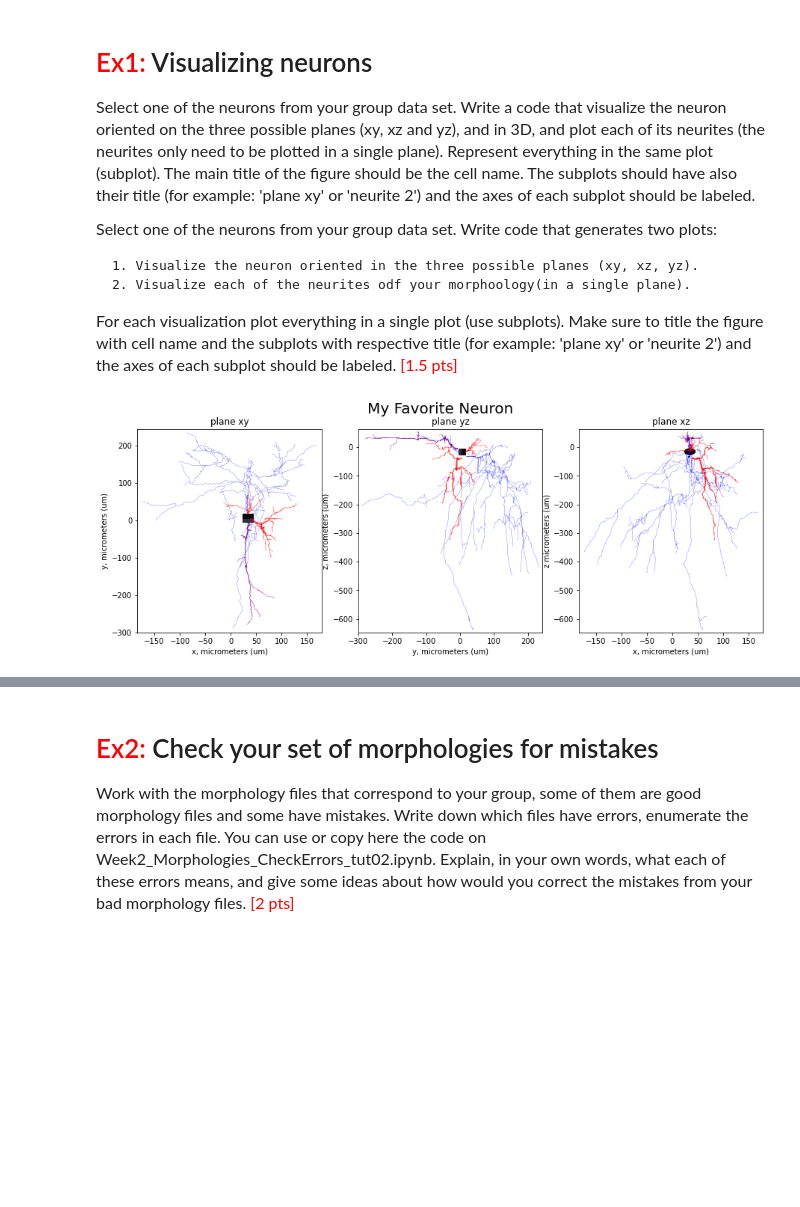
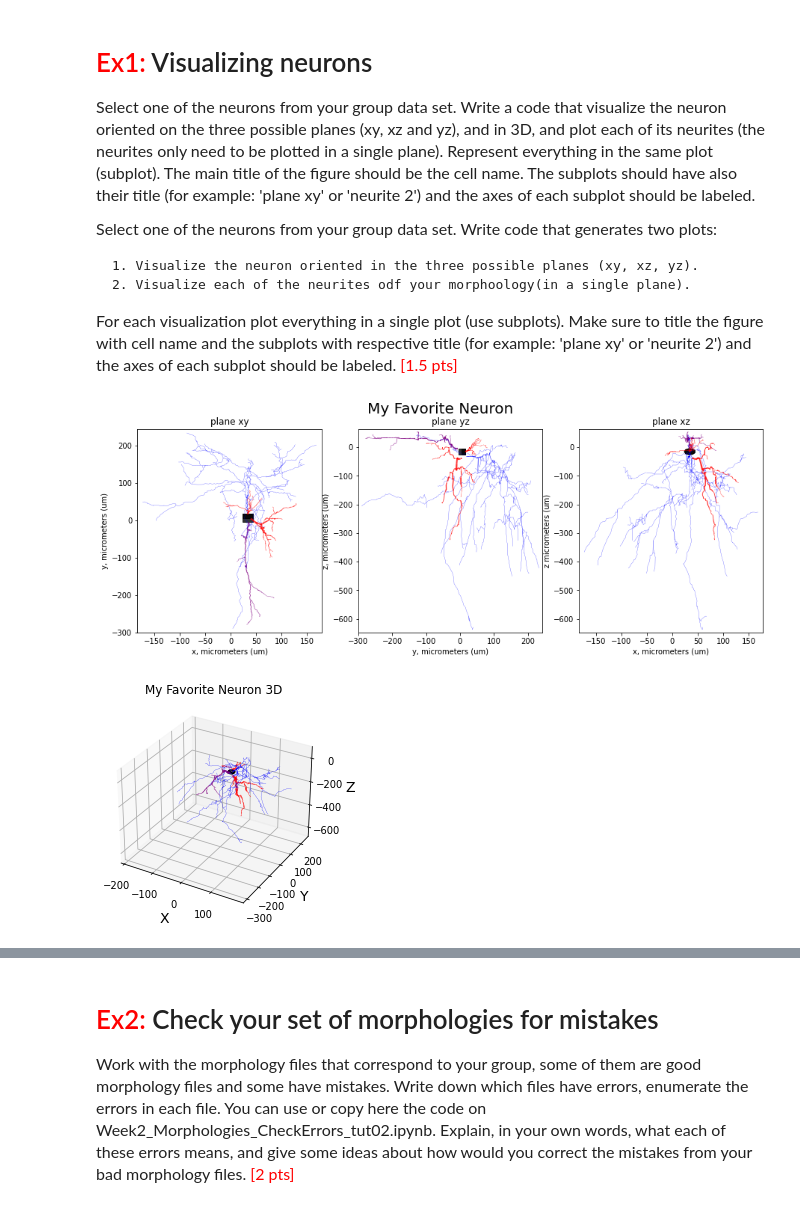
Before and after one commit to AlbrechtAlice/In-Silico-Neuroscience, a Jupyter notebook: Week2_HomeWorks.ipynb, the cells around one changed output, grey strips where cells are left out. Saved outputs shown, nothing was run; the diff lists cells and outputs as text; code cells hidden in the pictures; blank space fills up the shorter version.

```diff
--- a/Week2_HomeWorks.ipynb
+++ b/Week2_HomeWorks.ipynb
@@ -94,29 +95,33 @@ Wrote cell 0 to cell_01hw.swc
 # %%
 # selection of one of the neuron from the group 3
 neuron_10 = nm.load_morphology('data/morph_10.swc')
 
 # plot neuron in different planes
 planes = ['xy', 'yz', 'xz']
 fig, ax = plt.subplots(1, 3, figsize=(15, 5))
 for i, plane in enumerate(planes):
     view.plot_morph(neuron_10 , plane=plane, ax=ax[i])
     update_plot_limits(
         ax[i], white_space=10
     )  # set your x, y plot limits to match with your neuron
 
     # the axis handler is returend for further customization
     ax[i].set_title("plane "+plane)
 
 fig.suptitle('My Favorite Neuron', fontsize=20);
 
 ax[0].set_xlabel("x, micrometers (um)")
 ax[0].set_ylabel("y, micrometers (um)")
 ax[1].set_xlabel("y, micrometers (um)")
 ax[1].set_ylabel("z, micrometers (um)")
 ax[2].set_xlabel("x, micrometers (um)")
 ax[2].set_ylabel("z micrometers (um)");
+
+viewer.draw(neuron_10, mode='3d')
+plt.title('My Favorite Neuron 3D');
 # %% [output]
 [figure]
+[figure, added]
 # %%
 # plot neurites
 neurites = neuron_10.neurites
```
Also changed, not shown: parts of 3 cells of this notebook.
